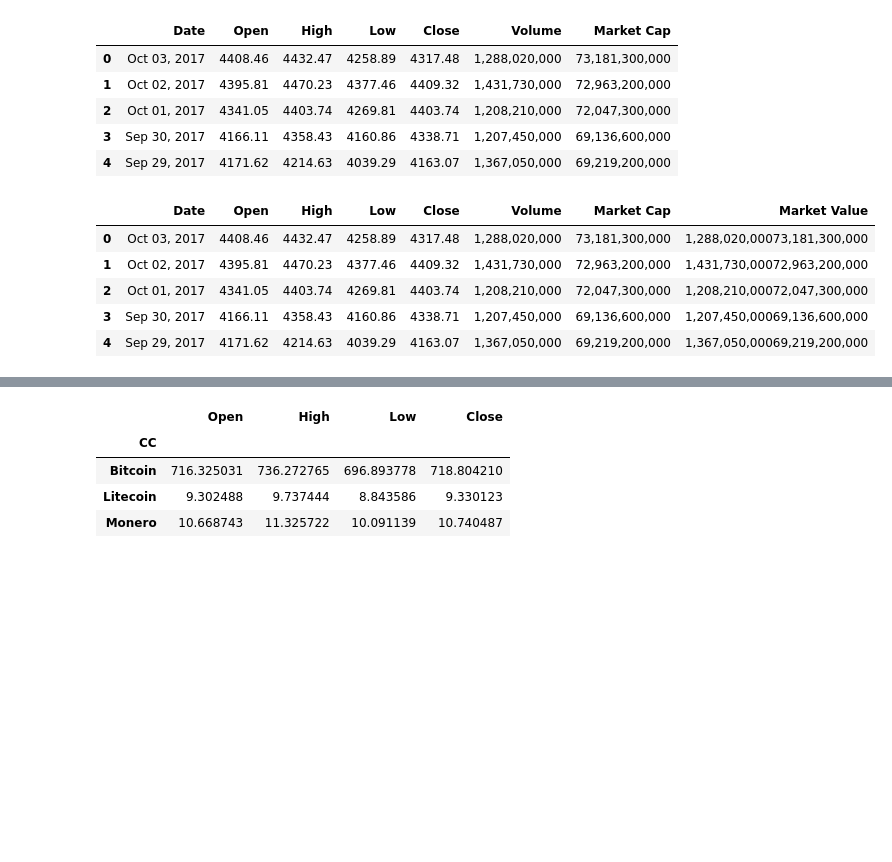
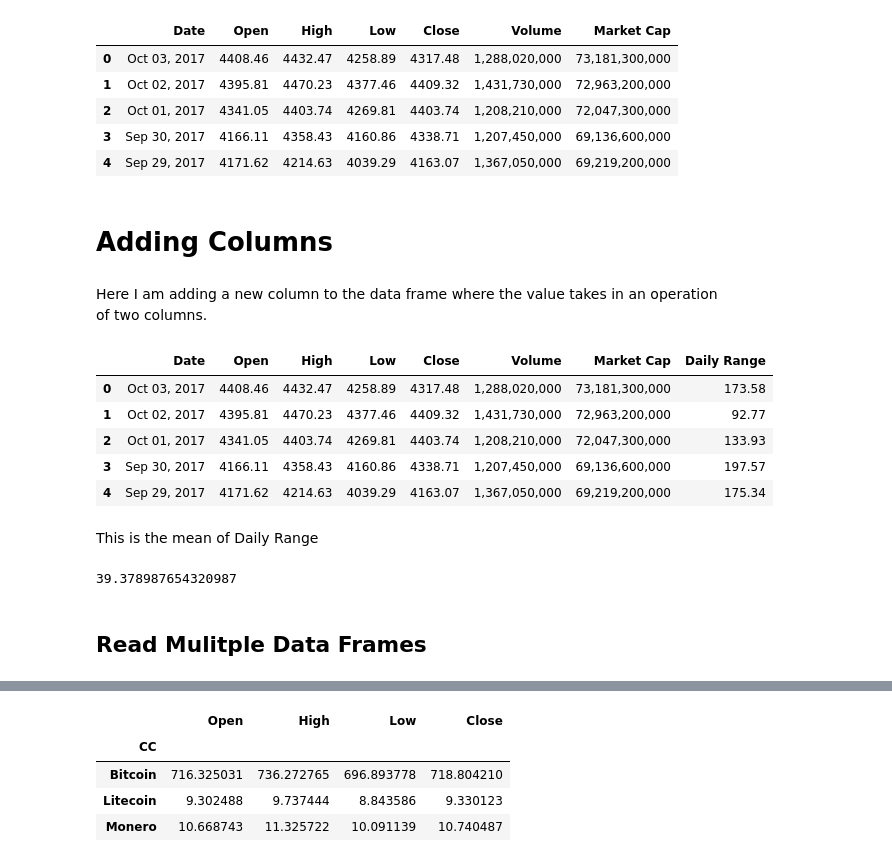
Before and after one commit to kayne10/Crypto-Pirates, a Jupyter notebook: pandas_scripts/MasterDataFrame.ipynb, the cells around one changed output, grey strips where cells are left out. Drawn from its saved outputs; the diff is of its cells as text; code cells hidden in the pictures; blank space fills up the shorter version.

```diff
--- a/pandas_scripts/MasterDataFrame.ipynb
+++ b/pandas_scripts/MasterDataFrame.ipynb
@@ -12,16 +12,28 @@ btc_df.head()
 | 2 | Oct 01, 2017 | 4341.05 | 4403.74 | 4269.81 | 4403.74 | 1,208,210,000 | 72,047,300,000 |
 | 3 | Sep 30, 2017 | 4166.11 | 4358.43 | 4160.86 | 4338.71 | 1,207,450,000 | 69,136,600,000 |
 | 4 | Sep 29, 2017 | 4171.62 | 4214.63 | 4039.29 | 4163.07 | 1,367,050,000 | 69,219,200,000 |
+# %% [markdown]
+# Adding Columns
+# %% [markdown]
+Here I am adding a new column to the data frame where the value takes in an operation of two columns.
 # %%
-btc_df['Market Value'] = btc_df['Volume'] + btc_df['Market Cap']
+btc_df['Daily Range'] = btc_df['High'] - btc_df['Low']
 btc_df.head()
 # %% [output]
-|  | Date | Open | High | Low | Close | Volume | Market Cap | Market Value |
-| 0 | Oct 03, 2017 | 4408.46 | 4432.47 | 4258.89 | 4317.48 | 1,288,020,000 | 73,181,300,000 | 1,288,020,00073,181,300,000 |
-| 1 | Oct 02, 2017 | 4395.81 | 4470.23 | 4377.46 | 4409.32 | 1,431,730,000 | 72,963,200,000 | 1,431,730,00072,963,200,000 |
-| 2 | Oct 01, 2017 | 4341.05 | 4403.74 | 4269.81 | 4403.74 | 1,208,210,000 | 72,047,300,000 | 1,208,210,00072,047,300,000 |
-| 3 | Sep 30, 2017 | 4166.11 | 4358.43 | 4160.86 | 4338.71 | 1,207,450,000 | 69,136,600,000 | 1,207,450,00069,136,600,000 |
-| 4 | Sep 29, 2017 | 4171.62 | 4214.63 | 4039.29 | 4163.07 | 1,367,050,000 | 69,219,200,000 | 1,367,050,00069,219,200,000 |
+|  | Date | Open | High | Low | Close | Volume | Market Cap | Daily Range |
+| 0 | Oct 03, 2017 | 4408.46 | 4432.47 | 4258.89 | 4317.48 | 1,288,020,000 | 73,181,300,000 | 173.58 |
+| 1 | Oct 02, 2017 | 4395.81 | 4470.23 | 4377.46 | 4409.32 | 1,431,730,000 | 72,963,200,000 | 92.77 |
+| 2 | Oct 01, 2017 | 4341.05 | 4403.74 | 4269.81 | 4403.74 | 1,208,210,000 | 72,047,300,000 | 133.93 |
+| 3 | Sep 30, 2017 | 4166.11 | 4358.43 | 4160.86 | 4338.71 | 1,207,450,000 | 69,136,600,000 | 197.57 |
+| 4 | Sep 29, 2017 | 4171.62 | 4214.63 | 4039.29 | 4163.07 | 1,367,050,000 | 69,219,200,000 | 175.34 |
+# %% [markdown]
+This is the mean of Daily Range
+# %%
+btc_df['Daily Range'].mean()
+# %% [output]
+39.378987654320987
+# %% [markdown]
+## Read Mulitple Data Frames
 # %%
 df1 = pd.read_csv('/Users/troy/Github/courses/crypto-pirates/Datasets/bitcoin_price.csv')
 df2 = pd.read_csv('/Users/troy/Github/courses/crypto-pirates/Datasets/monero_price.csv')
```
Also changed, not shown: parts of 5 cells of this notebook.
